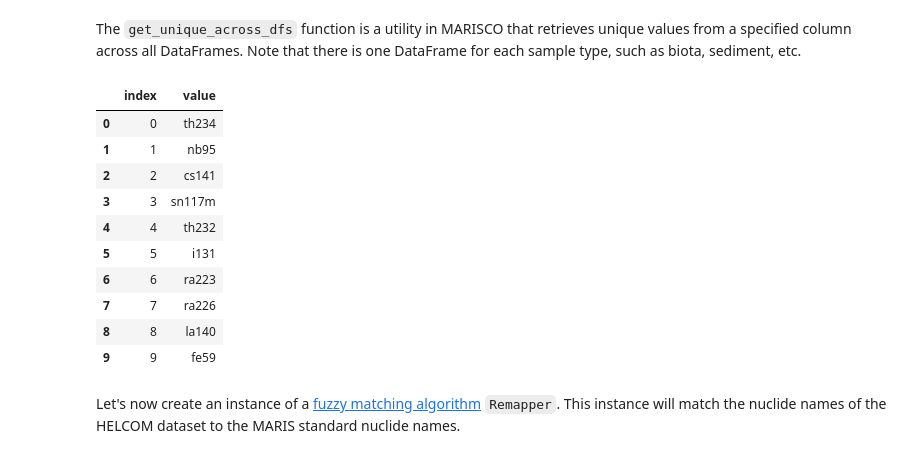
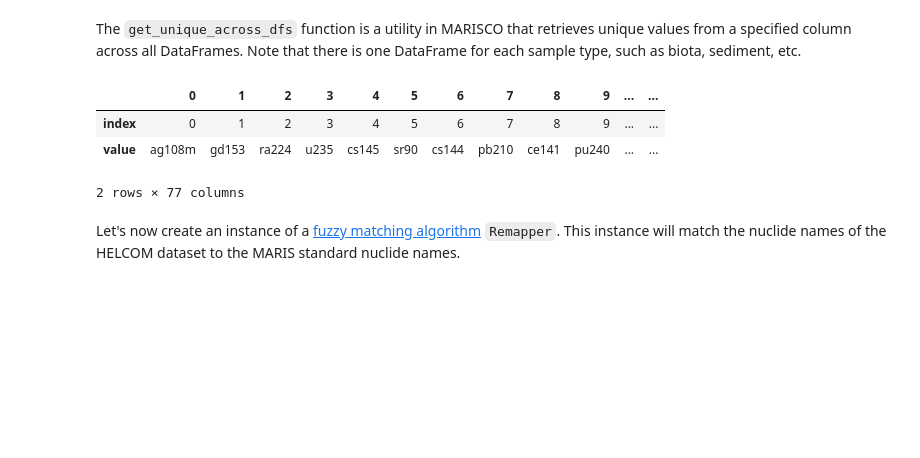
Before and after one commit to franckalbinet/marisco, a Jupyter notebook: nbs/handlers/helcom.ipynb, the cells around one changed output. Cells and saved outputs as stored; diff of their text form; code cells hidden in the pictures; blank space fills up the shorter version.

```diff
--- a/nbs/handlers/helcom.ipynb
+++ b/nbs/handlers/helcom.ipynb
@@ -334,23 +367,16 @@ Note that there is one DataFrame for each sample type, such as biota, sediment,
 # %%
 #| eval: false
 dfs = load_data(fname_in)
 tfm = Transformer(dfs, cbs=[LowerStripNameCB(col_src='NUCLIDE')])
 
 dfs_output = tfm()
 
-get_unique_across_dfs(dfs_output, col_name='NUCLIDE', as_df=True).head(10)
+get_unique_across_dfs(dfs_output, col_name='NUCLIDE', as_df=True).T # Transpose to display the dataframe horizontally
 # %% [output]
-|  | index | value |
-| 0 | 0 | th234 |
-| 1 | 1 | nb95 |
-| 2 | 2 | cs141 |
-| 3 | 3 | sn117m |
-| 4 | 4 | th232 |
-| 5 | 5 | i131 |
-| 6 | 6 | ra223 |
-| 7 | 7 | ra226 |
-| 8 | 8 | la140 |
-| 9 | 9 | fe59 |
+|  | 0 | 1 | 2 | 3 | 4 | 5 | 6 | 7 | 8 | 9 | ... | ... |
+| index | 0 | 1 | 2 | 3 | 4 | 5 | 6 | 7 | 8 | 9 | ... | ... |
+| value | ag108m | gd153 | ra224 | u235 | cs145 | sr90 | cs144 | pb210 | ce141 | pu240 | ... | ... |
+2 rows × 77 columns
 # %% [markdown]
 Let's now create an instance of a [fuzzy matching algorithm](https://www.wikiwand.com/en/articles/Approximate_string_matching) `Remapper`. This instance will match the nuclide names of the HELCOM dataset to the MARIS standard nuclide names.
 # %%
```
Also changed, not shown: parts of 47 cells of this notebook, 10 other files.
